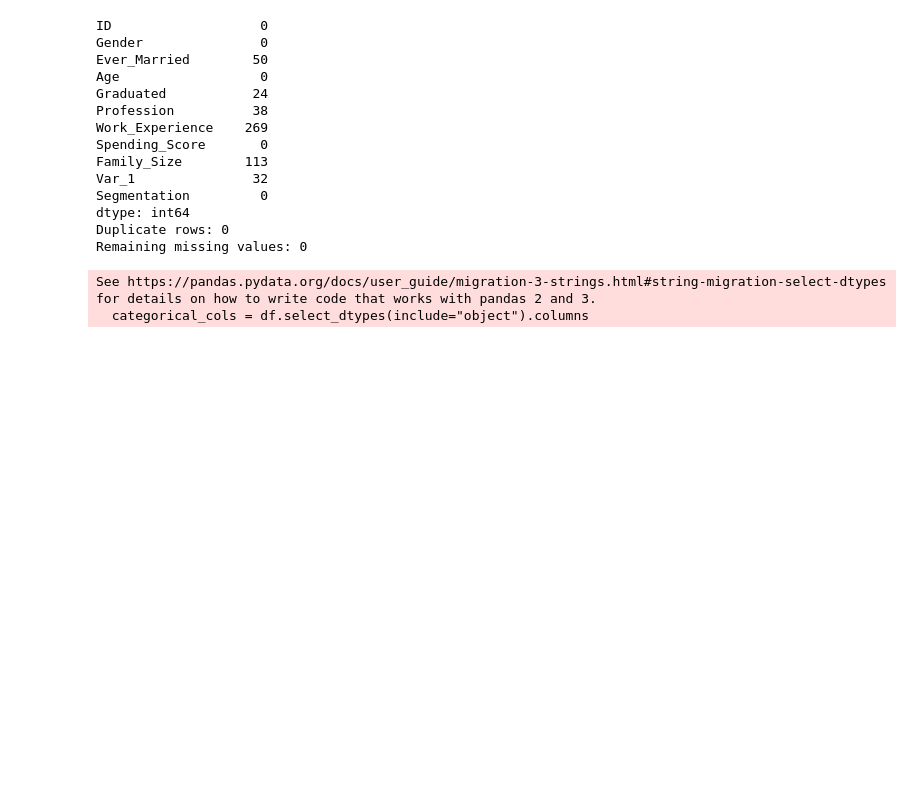
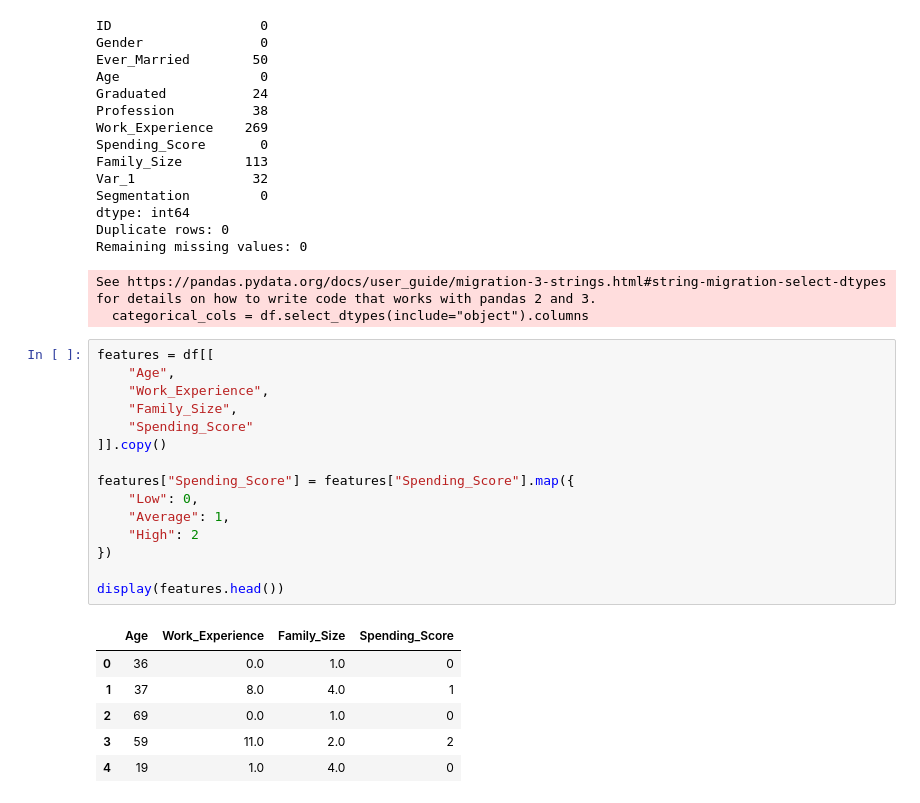
Before and after one commit to atulkadam081-coder/IOBSIP, a Jupyter notebook: src/customer_segmentation.ipynb, the cells around one changed output. Saved outputs shown, nothing was run; the diff lists cells and outputs as text; blank space fills up the shorter version.

```diff
--- a/src/customer_segmentation.ipynb
+++ b/src/customer_segmentation.ipynb
@@ -69,3 +69,25 @@ Duplicate rows: 0
 Remaining missing values: 0
 See https://pandas.pydata.org/docs/user_guide/migration-3-strings.html#string-migration-select-dtypes for details on how to write code that works with pandas 2 and 3.
   categorical_cols = df.select_dtypes(include="object").columns
+# %%
+features = df[[
+    "Age",
+    "Work_Experience",
+    "Family_Size",
+    "Spending_Score"
+]].copy()
+
+features["Spending_Score"] = features["Spending_Score"].map({
+    "Low": 0,
+    "Average": 1,
+    "High": 2
+})
+
+display(features.head())
+# %% [output]
+|  | Age | Work_Experience | Family_Size | Spending_Score |
+| 0 | 36 | 0.0 | 1.0 | 0 |
+| 1 | 37 | 8.0 | 4.0 | 1 |
+| 2 | 69 | 0.0 | 1.0 | 0 |
+| 3 | 59 | 11.0 | 2.0 | 2 |
+| 4 | 19 | 1.0 | 4.0 | 0 |
```
Also changed, not shown: parts of 5 cells of this notebook.
